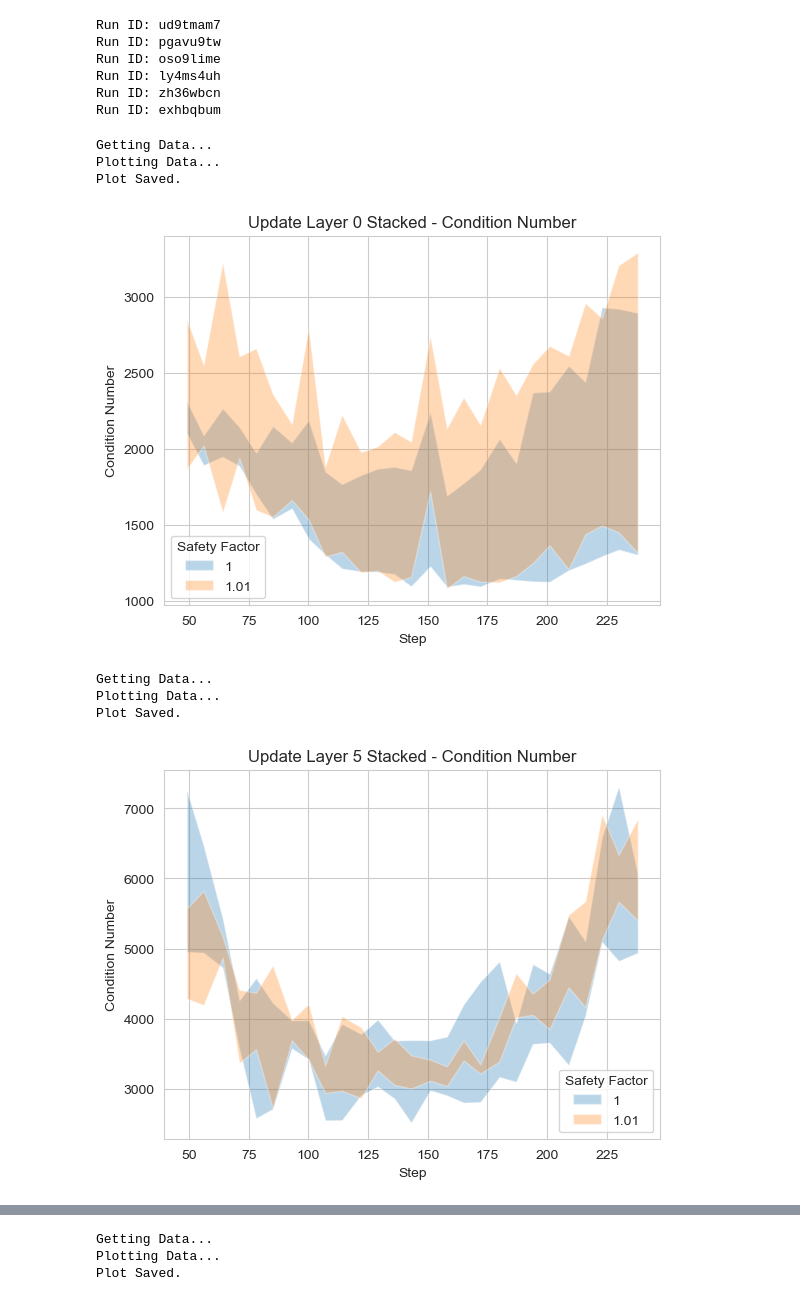
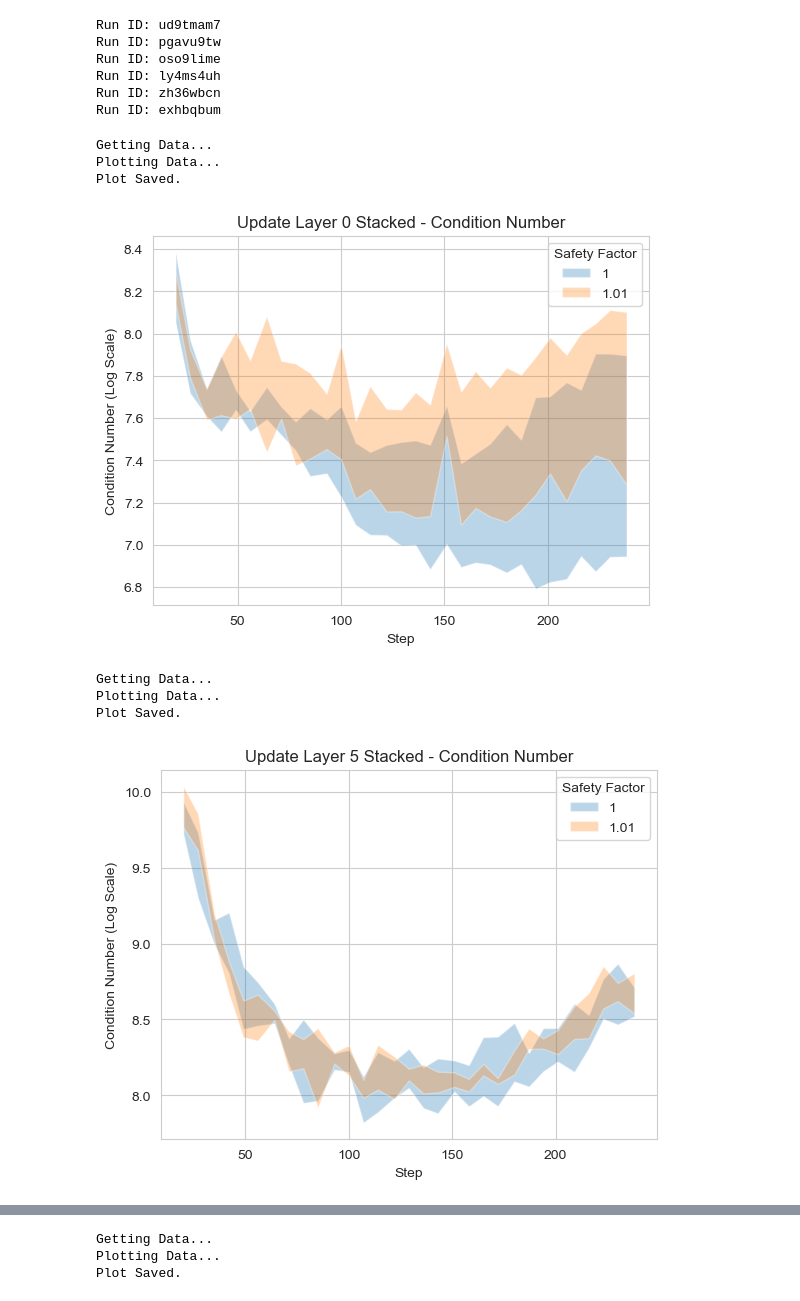
Before and after one commit to nraultwang/cs182-project, a Jupyter notebook: plotting/main.ipynb, the cells around one changed output, grey strips where cells are left out. Saved outputs shown, nothing was run; the diff lists cells and outputs as text; code cells hidden in the pictures.

Commit message:
Updated Plots

```diff
--- a/plotting/main.ipynb
+++ b/plotting/main.ipynb
@@ -61,7 +67,9 @@ def get_data(sweep_id, optimizer_param_name, optimizer_param_vals, update, layer
 
     return data
 # %%
-def plot_data(sweep_id, param_name, param_id, param_vals, update, layer, matrix, metric, start, end, plot_median=True, save_plot=False):
+def plot_data(sweep_id, param_name, param_id, param_vals, \
+              update, layer, matrix, metric, start, end, \
+              use_ci=False, log_scale=False, plot_med=True, save_plot=False):
 
     print("Getting Data...")
     data = get_data(sweep_id, param_id, param_vals, update, layer, matrix, metric)
@@ -78,10 +86,19 @@ def plot_data(sweep_id, param_name, param_id, param_vals, update, layer, matrix,
         valid_mask = arrays[0] != None
         steps = np.where(valid_mask)[0]
         valid_arrays = [x[valid_mask] for x in arrays]
+        valid_arrays = np.asarray(valid_arrays, dtype=float)
 
-        med_vec = np.median(np.stack(valid_arrays), axis=0)
-        min_vec = np.min(np.stack(valid_arrays), axis=0)
-        max_vec = np.max(np.stack(valid_arrays), axis=0)
+        if use_ci:
+            med_vec = np.mean(np.stack(valid_arrays), axis=0)
+            std_vec = np.std(np.stack(valid_arrays), axis=0)
+            N = np.stack(valid_arrays).shape[0]
+            sem_vec = std_vec / np.sqrt(N)
+            min_vec = med_vec - 1.96 * sem_vec
+            max_vec = med_vec + 1.96 * sem_vec
+        else:
+            med_vec = np.median(np.stack(valid_arrays), axis=0)
+            min_vec = np.min(np.stack(valid_arrays), axis=0)
+            max_vec = np.max(np.stack(valid_arrays), axis=0)
 
         med_vec = np.asarray(med_vec, dtype=float)
         min_vec = np.asarray(min_vec, dtype=float)
@@ -91,6 +108,11 @@ def plot_data(sweep_id, param_name, param_id, param_vals, update, layer, matrix,
         df[f"min_vec_{val}"] = min_vec
         df[f"max_vec_{val}"] = max_vec
 
+        if log_scale:
+            df[f"med_vec_{val}"] = np.log(med_vec)
+            df[f"min_vec_{val}"] = np.log(min_vec)
+            df[f"max_vec_{val}"] = np.log(max_vec)
+
     df["Step"] = steps
     df = pd.DataFrame(df)
     df_iloc = df.iloc[start:end+1]
@@ -98,7 +120,7 @@ def plot_data(sweep_id, param_name, param_id, param_vals, update, layer, matrix,
     print("Plotting Data...")
     sns.set_style("whitegrid")
     for val in [1, 1.01]:
-        if plot_median:
+        if plot_med:
             sns.lineplot(data=df_iloc, x="Step", y=f"med_vec_{val}")
         steps = df_iloc["Step"]
         min_vec = df_iloc[f"min_vec_{val}"]
@@ -107,7 +129,10 @@ def plot_data(sweep_id, param_name, param_id, param_vals, update, layer, matrix,
 
     plt.title(f"{update.replace("_", "").title()} Layer {layer} {matrix.title()} - {metric.replace("_", " ").title()}")
     plt.xlabel("Step")
-    plt.ylabel(f"{metric.replace("_", " ").title()}")
+    if log_scale:
+        plt.ylabel(f"{metric.replace("_", " ").title()} (Log Scale)")
+    else:
+        plt.ylabel(f"{metric.replace("_", " ").title()}")
     plt.legend(title = param_name)
 
     if save_plot:
@@ -118,23 +143,25 @@ def plot_data(sweep_id, param_name, param_id, param_vals, update, layer, matrix,
 # %%
 sweep_id = "5pllqyjx"
 param_name = "Safety Factor"
 param_id = "polar_safety"
 param_vals = [1, 1.01]
 update = True
 layer = 0
 matrix = "stacked"
 metric = "condition_number"
-start = 6
+start = 2
 end = 32
-plot_median = False
+use_ci = True
+log_scale = True
+plot_med = False
 save_plot = True
 
-plot_data(sweep_id, param_name, param_id, param_vals, update, layer, matrix, metric, start, end, plot_median, save_plot)
+plot_data(sweep_id, param_name, param_id, param_vals, update, layer, matrix, metric, start, end, use_ci, log_scale, plot_med, save_plot)
 # %% [output]
 Getting Data...
 Plotting Data...
 Plot Saved.
-[figure, old version]
+[figure, new version]
 # %%
 sweep_id = "5pllqyjx"
 param_name = "Safety Factor"
@@ -144,17 +171,19 @@ update = True
 layer = 5
 matrix = "stacked"
 metric = "condition_number"
-start = 6
+start = 2
 end = 32
-plot_median = False
+use_ci = True
+log_scale = True
+plot_med = False
 save_plot = True
 
-plot_data(sweep_id, param_name, param_id, param_vals, update, layer, matrix, metric, start, end, plot_median, save_plot)
+plot_data(sweep_id, param_name, param_id, param_vals, update, layer, matrix, metric, start, end, use_ci, log_scale, plot_med, save_plot)
 # %% [output]
 Getting Data...
 Plotting Data...
 Plot Saved.
-[figure, old version]
+[figure, new version]
 # %%
 sweep_id = "5pllqyjx"
 param_name = "Safety Factor"
```
Also changed, not shown: parts of 7 cells of this notebook, 5 other files.
